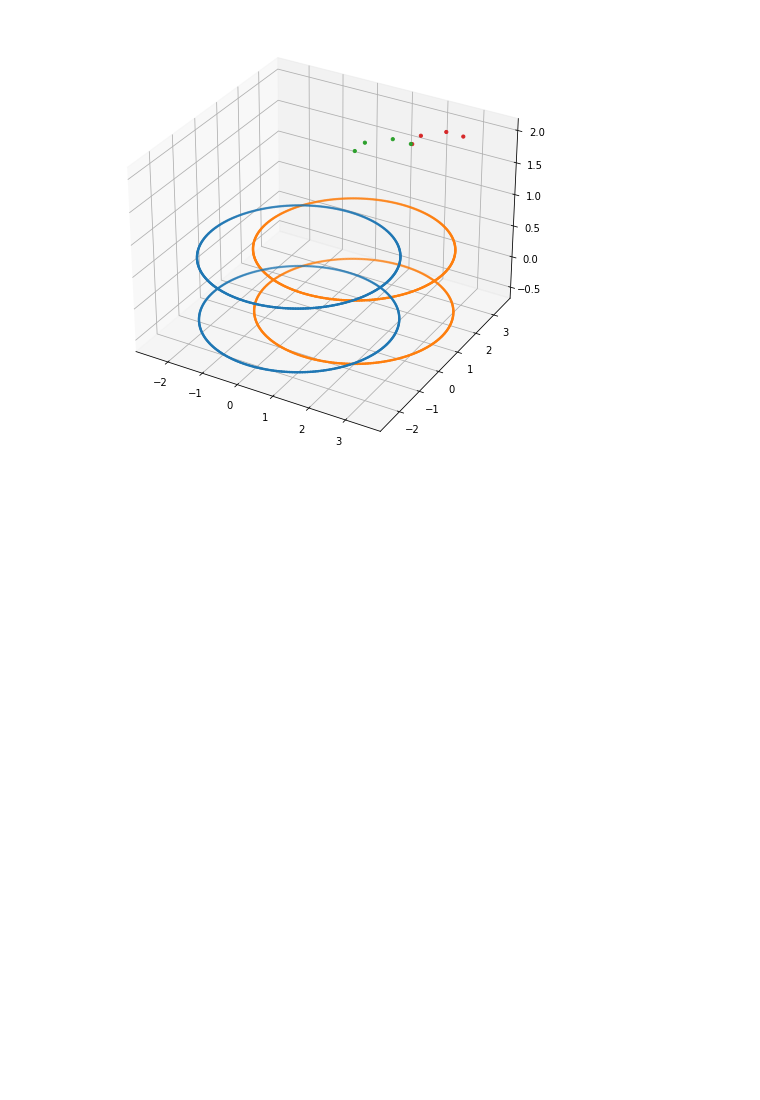
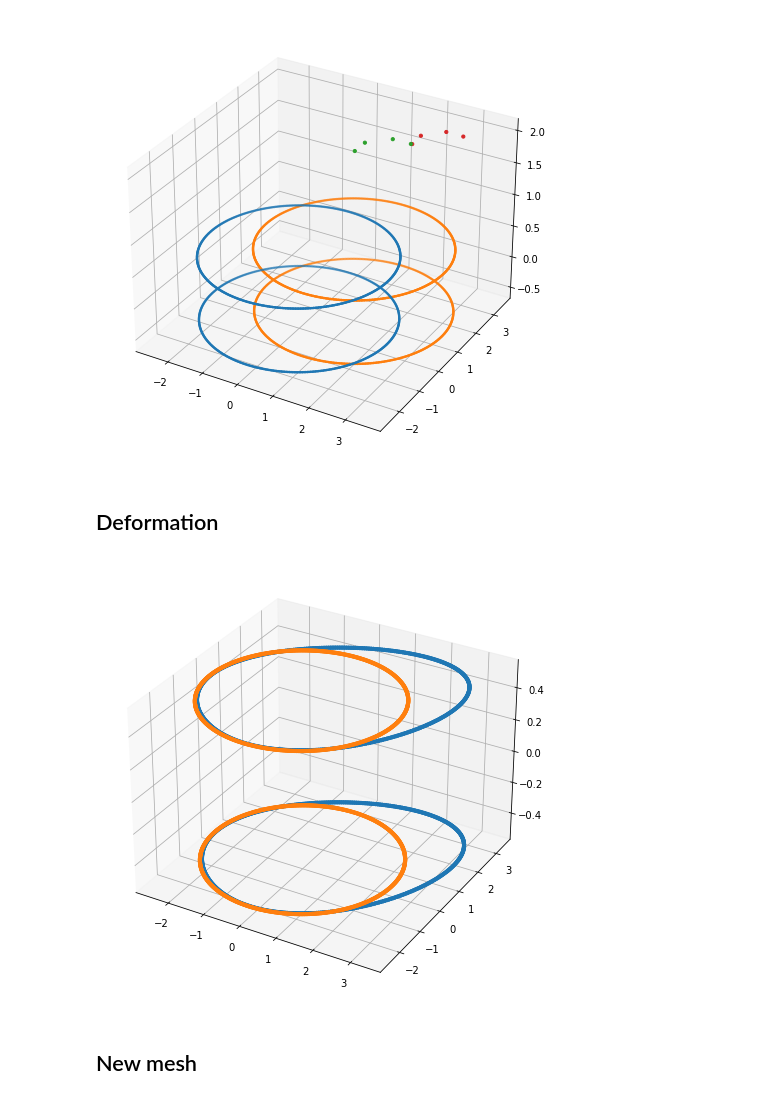
Before and after one commit to fAndreuzzi/mismesh, a Jupyter notebook: Notebook.ipynb, the cells around one changed output. Saved outputs shown, nothing was run; the diff lists cells and outputs as text; code cells hidden in the pictures; blank space fills up the shorter version.

Commit message:
interpolation with deformation

```diff
--- a/Notebook.ipynb
+++ b/Notebook.ipynb
@@ -11,6 +18,21 @@ from scipy.interpolate import Rbf
 # %%
+def scatter3d(arr, figsize=(8,8), s=10, draw=True, ax=None):
+    if ax is None:
+        fig = plt.figure(figsize=figsize)
+        ax = fig.add_subplot(projection='3d')
+
+    for a in arr:
+        ax.scatter(*a.T, s=s, alpha=1)
+
+    if draw:
+        plt.show()
+    return ax
+
 def upper_layer_idxes(points):
     return points[:,2] > 0
+
+def down_layer_idxes(points):
+    return points[:,2] < 0
 
 def upper_layer(*arrs):
     points = arrs[0]
@@ -18,6 +40,13 @@ def upper_layer(*arrs):
         return (arr[upper_layer_idxes(points)] for arr in arrs)
     else:
         return points[upper_layer_idxes(points)]
+
+def down_layer(*arrs):
+    points = arrs[0]
+    if len(arrs) > 1:
+        return (arr[down_layer_idxes(points)] for arr in arrs)
+    else:
+        return points[down_layer_idxes(points)]
 # %% [markdown]
 ## Deformation interpolation
 # %%
@@ -108,3 +137,25 @@ ax.scatter(*new_points.T, s=10, alpha=1)
 plt.show()
 # %% [output]
 [figure]
+# %% [markdown]
+## Deformation
+# %%
+def transform(vec):
+    ffd = FFD([2, 2, 2])
+
+    ffd.box_origin = np.array([-2.6,-2.6,-1.1])
+    ffd.box_length = np.array([5.2,5.2,2.2])
+
+    ffd.array_mu_x[1, 1, 0] = 0.3
+    ffd.array_mu_y[1, 1, 0] = 0.3
+
+    ffd.array_mu_x[1, 1, 1] = 0.3
+    ffd.array_mu_y[1, 1, 1] = 0.3
+
+    return ffd(vec)
+# %%
+scatter3d([transform(obstacle), obstacle])
+# %% [output]
+[figure, added]
+# %% [markdown]
+## New mesh
```
Also changed, not shown: parts of 3 cells of this notebook.
